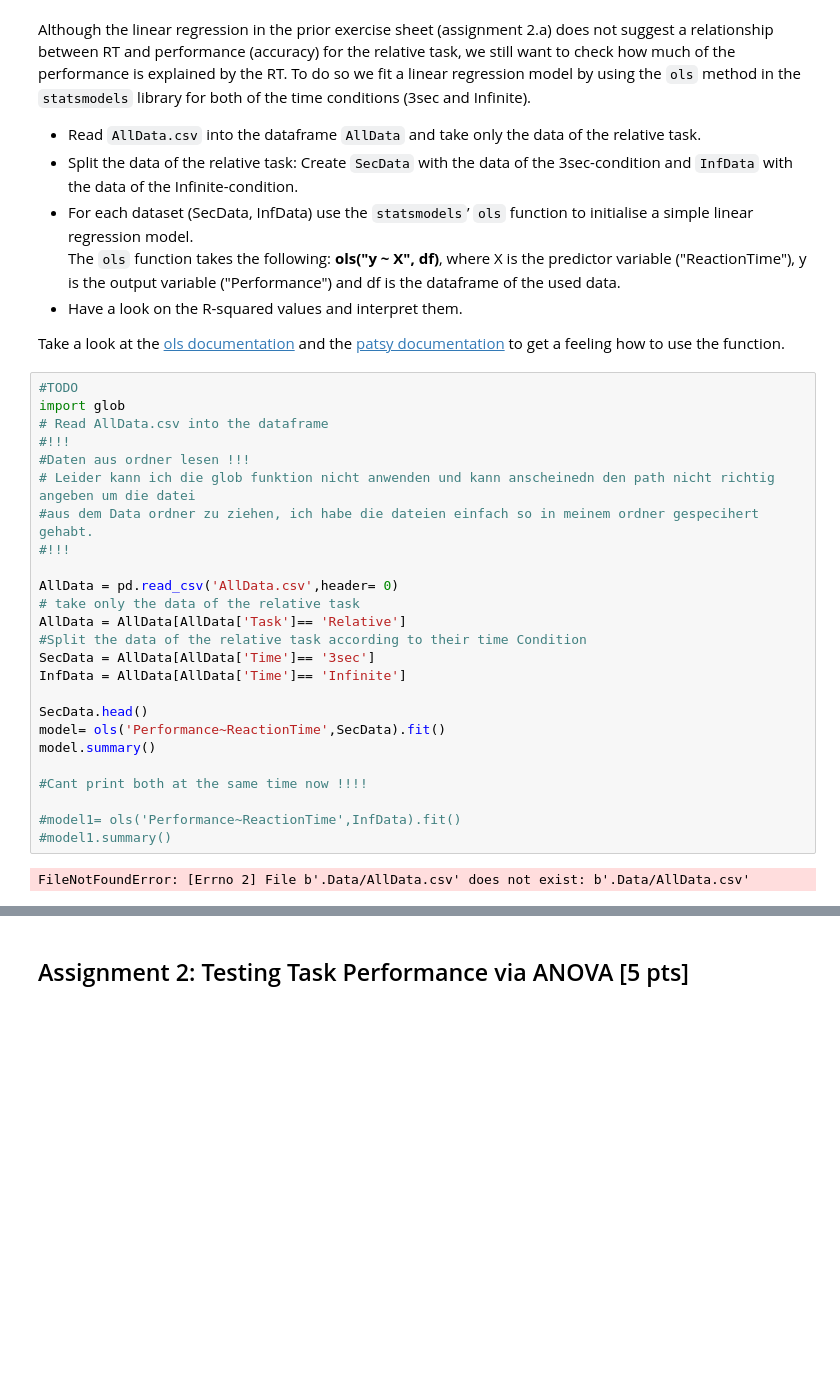
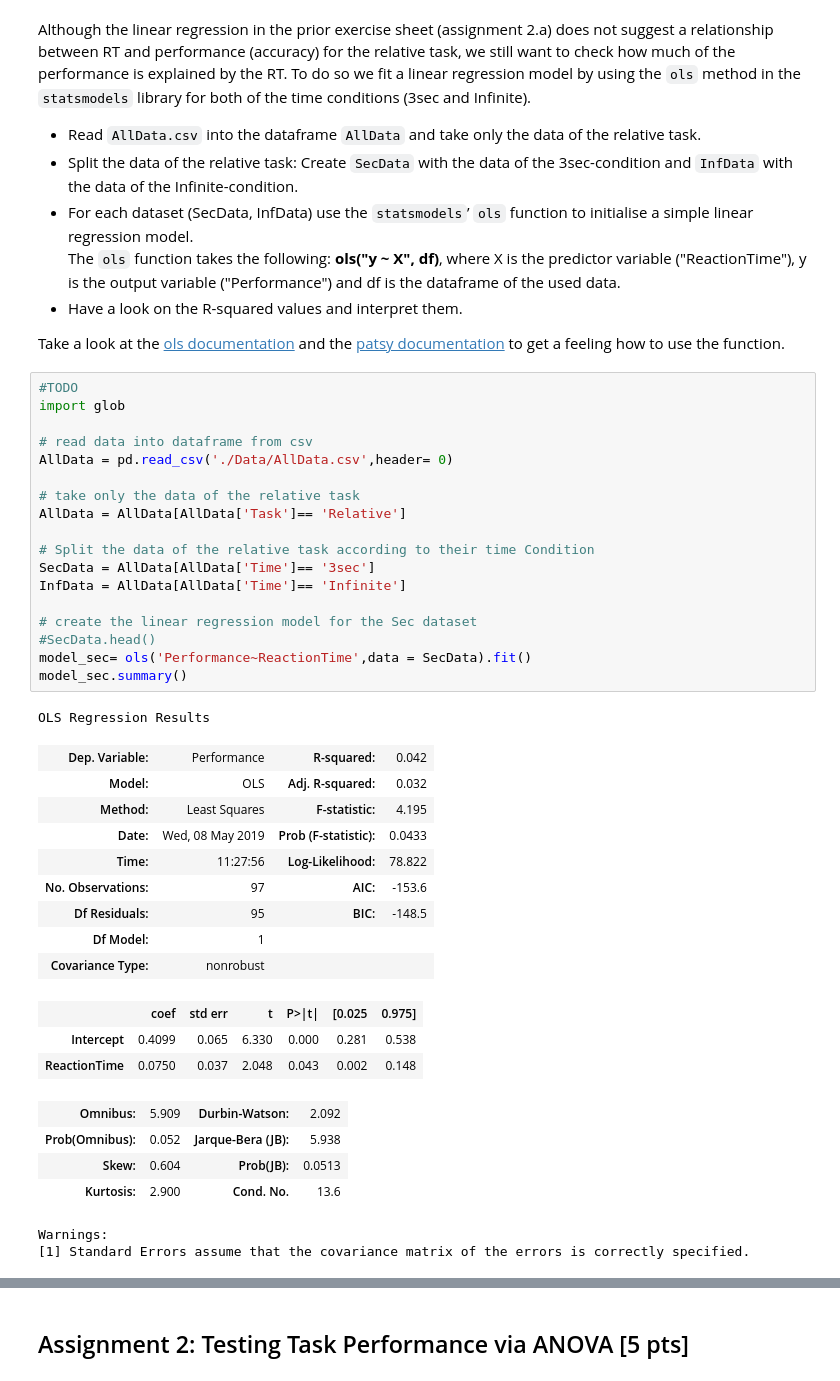
Before and after one commit to NBP-ACC/week-6-acc_9, a Jupyter notebook: sheet04.ipynb, the cells around one changed output, grey strips where cells are left out. Drawn from its saved outputs; the diff is of its cells as text; blank space fills up the shorter version.

```diff
--- a/sheet04.ipynb
+++ b/sheet04.ipynb
@@ -45,27 +45,38 @@ Take a look at the [ols documentation](https://www.statsmodels.org/stable/index.
 # %%
 #TODO
 import glob
-# Read AllData.csv into the dataframe
-#!!!
-#Daten aus ordner lesen !!!
-# Leider kann ich die glob funktion nicht anwenden und kann anscheinedn den path nicht richtig angeben um die datei
-#aus dem Data ordner zu ziehen, ich habe die dateien einfach so in meinem ordner gespecihert gehabt.
-#!!!
 
-AllData = pd.read_csv('AllData.csv',header= 0)
+# read data into dataframe from csv
+AllData = pd.read_csv('./Data/AllData.csv',header= 0)
+
 # take only the data of the relative task
 AllData = AllData[AllData['Task']== 'Relative']
-#Split the data of the relative task according to their time Condition
+
+# Split the data of the relative task according to their time Condition
 SecData = AllData[AllData['Time']== '3sec']
 InfData = AllData[AllData['Time']== 'Infinite']
 
-SecData.head()
-model= ols('Performance~ReactionTime',SecData).fit()
-model.summary()
-
-#Cant print both at the same time now !!!!
-
-#model1= ols('Performance~ReactionTime',InfData).fit()
-#model1.summary()
+# create the linear regression model for the Sec dataset
+#SecData.head()
+model_sec= ols('Performance~ReactionTime',data = SecData).fit()
+model_sec.summary()
 # %% [output]
-FileNotFoundError: [Errno 2] File b'.Data/AllData.csv' does not exist: b'.Data/AllData.csv'
+OLS Regression Results
+| Dep. Variable: | Performance | R-squared: | 0.042 |
+| Model: | OLS | Adj. R-squared: | 0.032 |
+| Method: | Least Squares | F-statistic: | 4.195 |
+| Date: | Wed, 08 May 2019 | Prob (F-statistic): | 0.0433 |
+| Time: | 11:27:56 | Log-Likelihood: | 78.822 |
+| No. Observations: | 97 | AIC: | -153.6 |
+| Df Residuals: | 95 | BIC: | -148.5 |
+| Df Model: | 1 |  |  |
+| Covariance Type: | nonrobust |  |  |
+|  | coef | std err | t | P>|t| | [0.025 | 0.975] |
+| Intercept | 0.4099 | 0.065 | 6.330 | 0.000 | 0.281 | 0.538 |
+| ReactionTime | 0.0750 | 0.037 | 2.048 | 0.043 | 0.002 | 0.148 |
+| Omnibus: | 5.909 | Durbin-Watson: | 2.092 |
+| Prob(Omnibus): | 0.052 | Jarque-Bera (JB): | 5.938 |
+| Skew: | 0.604 | Prob(JB): | 0.0513 |
+| Kurtosis: | 2.900 | Cond. No. | 13.6 |
+Warnings:
+[1] Standard Errors assume that the covariance matrix of the errors is correctly specified.
```
Also changed, not shown: parts of 3 cells of this notebook.
